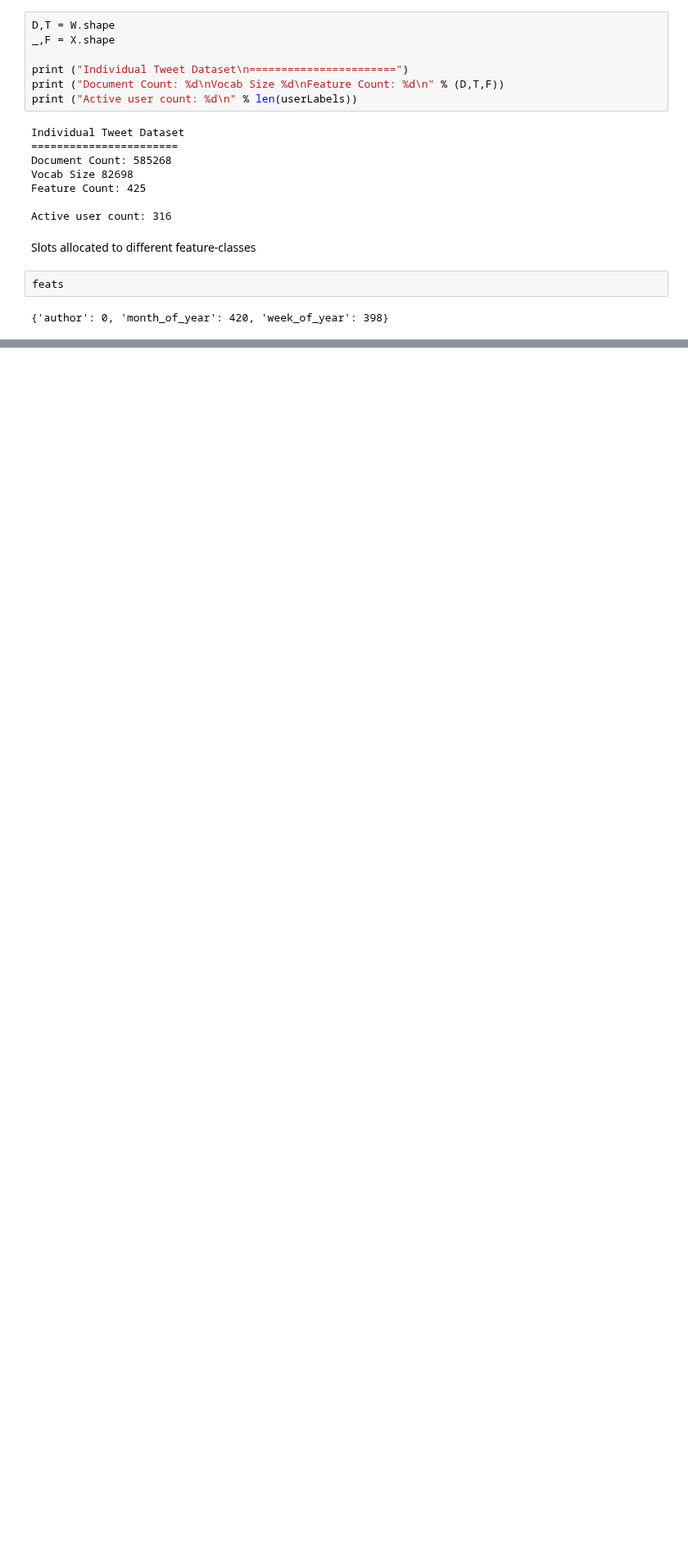
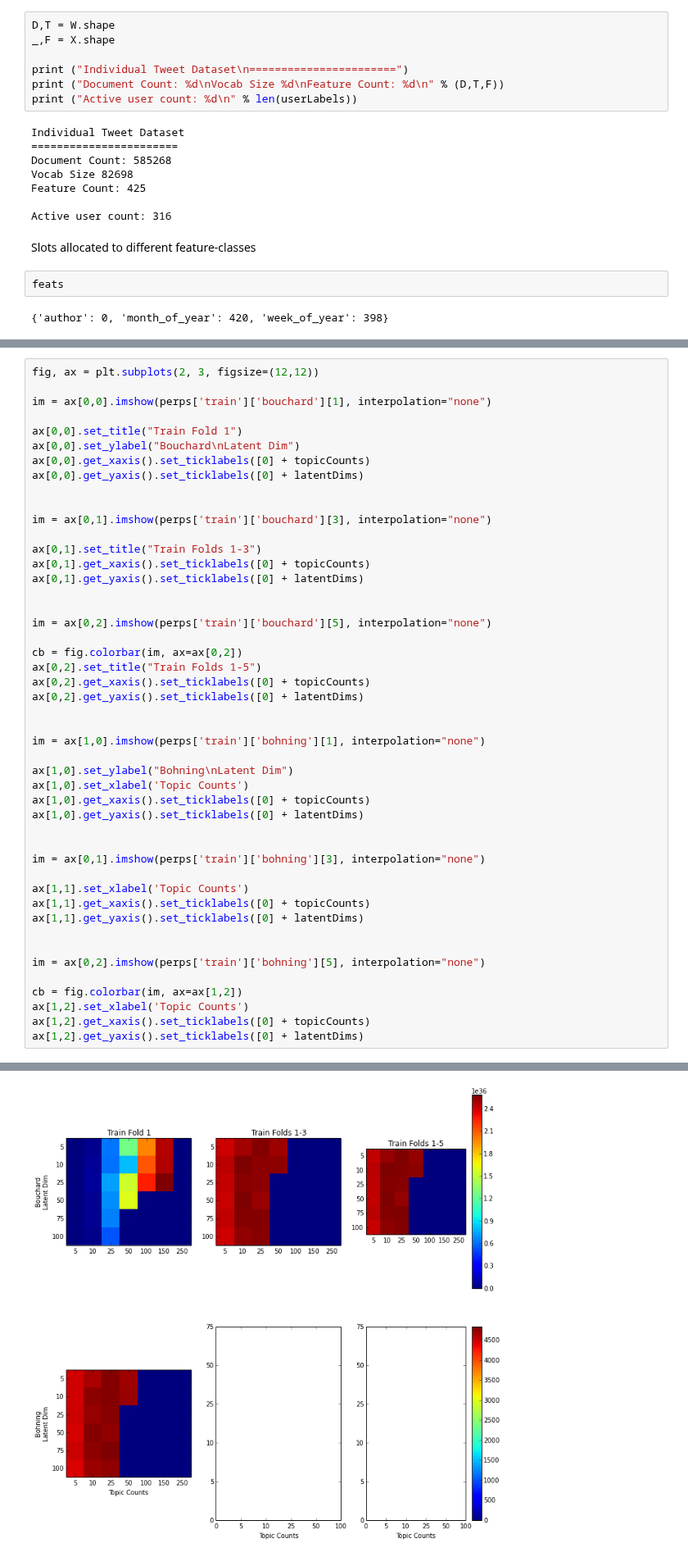
Before and after one commit to budgefeeney/sidetopics, a Jupyter notebook: src/notebooks/Perplexity Comparisons.ipynb, the cells around one changed output, grey strips where cells are left out. Shown at 82% size. Drawn from its saved outputs; the diff is of its cells as text; blank space fills up the shorter version.

```diff
--- a/src/notebooks/Perplexity Comparisons.ipynb
+++ b/src/notebooks/Perplexity Comparisons.ipynb
@@ -557,0 +628,48 @@ perps
+# %%
+fig, ax = plt.subplots(2, 3, figsize=(12,12))
+
+im = ax[0,0].imshow(perps['train']['bouchard'][1], interpolation="none")
+
+ax[0,0].set_title("Train Fold 1")
+ax[0,0].set_ylabel("Bouchard\nLatent Dim")
+ax[0,0].get_xaxis().set_ticklabels([0] + topicCounts)
+ax[0,0].get_yaxis().set_ticklabels([0] + latentDims)
+
+
+im = ax[0,1].imshow(perps['train']['bouchard'][3], interpolation="none")
+
+ax[0,1].set_title("Train Folds 1-3")
+ax[0,1].get_xaxis().set_ticklabels([0] + topicCounts)
+ax[0,1].get_yaxis().set_ticklabels([0] + latentDims)
+
+
+im = ax[0,2].imshow(perps['train']['bouchard'][5], interpolation="none")
+
+cb = fig.colorbar(im, ax=ax[0,2])
+ax[0,2].set_title("Train Folds 1-5")
+ax[0,2].get_xaxis().set_ticklabels([0] + topicCounts)
+ax[0,2].get_yaxis().set_ticklabels([0] + latentDims)
+
+
+im = ax[1,0].imshow(perps['train']['bohning'][1], interpolation="none")
+
+ax[1,0].set_ylabel("Bohning\nLatent Dim")
+ax[1,0].set_xlabel('Topic Counts')
+ax[1,0].get_xaxis().set_ticklabels([0] + topicCounts)
+ax[1,0].get_yaxis().set_ticklabels([0] + latentDims)
+
+
+im = ax[0,1].imshow(perps['train']['bohning'][3], interpolation="none")
+
+ax[1,1].set_xlabel('Topic Counts')
+ax[1,1].get_xaxis().set_ticklabels([0] + topicCounts)
+ax[1,1].get_yaxis().set_ticklabels([0] + latentDims)
+
+
+im = ax[0,2].imshow(perps['train']['bohning'][5], interpolation="none")
+
+cb = fig.colorbar(im, ax=ax[1,2])
+ax[1,2].set_xlabel('Topic Counts')
+ax[1,2].get_xaxis().set_ticklabels([0] + topicCounts)
+ax[1,2].get_yaxis().set_ticklabels([0] + latentDims)
+# %% [output]
@@ -557,0 +682 @@ perps
+[figure, added]
```
Also changed, not shown: parts of 32 cells of this notebook.
